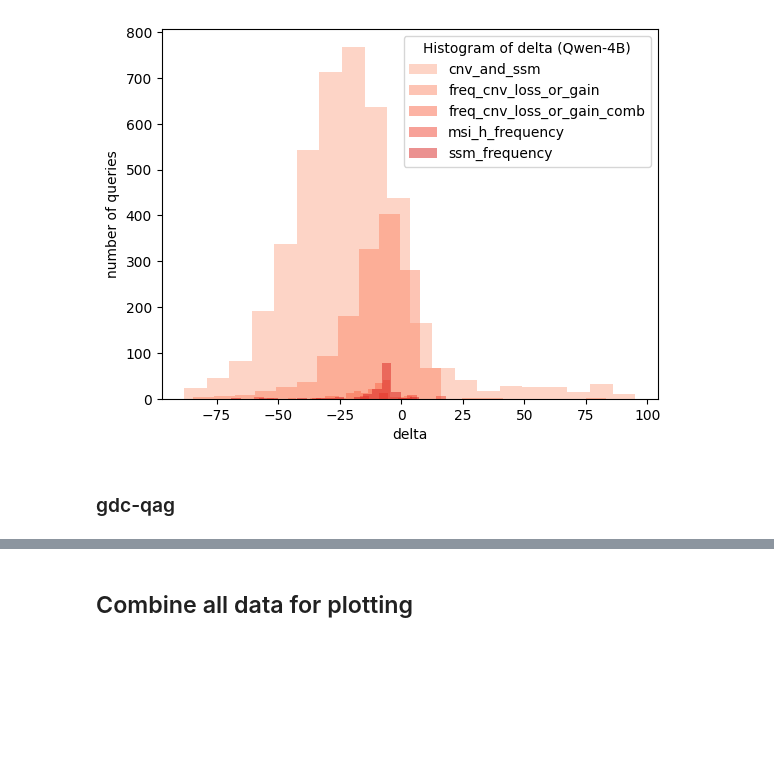
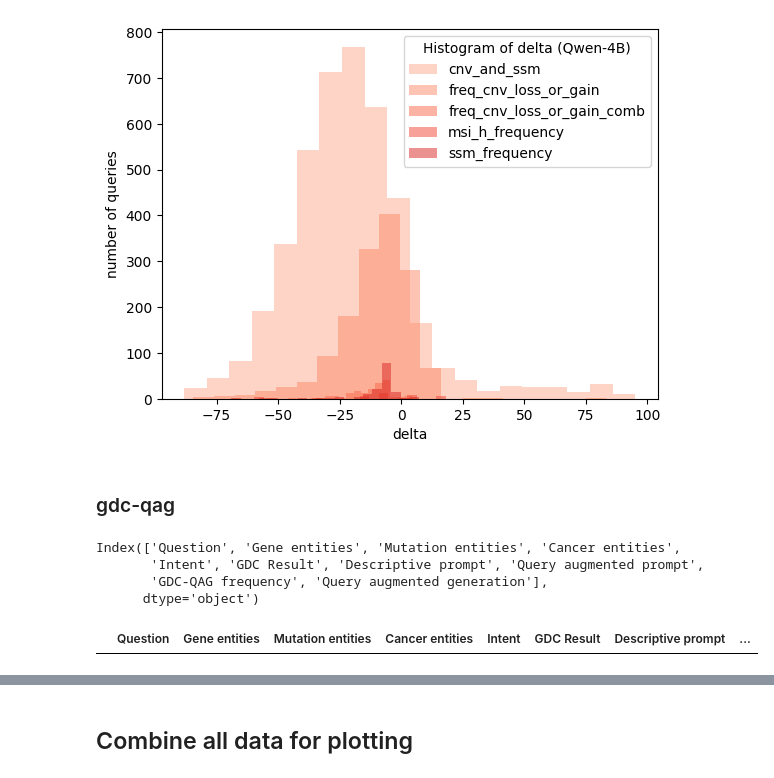
Before and after one commit to uc-cdis/gdc-qag, a Jupyter notebook: notebooks/plot.ipynb, the cells around one changed output, grey strips where cells are left out. Drawn from its saved outputs; the diff is of its cells as text; code cells hidden in the pictures; blank space fills up the shorter version.

```diff
--- a/notebooks/plot.ipynb
+++ b/notebooks/plot.ipynb
@@ -310,0 +369,7 @@ gdc_qag_results = pd.read_csv('../csvs/gdc_qag_results.csv')
+# %%
+gdc_qag_results.columns
+# %% [output]
+Index(['Question', 'Gene entities', 'Mutation entities', 'Cancer entities',
+       'Intent', 'GDC Result', 'Descriptive prompt', 'Query augmented prompt',
+       'GDC-QAG frequency', 'Query augmented generation'],
+      dtype='object')
@@ -310,0 +385,4 @@ gdc_qag_results = pd.read_csv('../csvs/gdc_qag_results.csv')
+# %%
+gdc_qag_join_truth[gdc_qag_join_truth['delta_gdc_qag']!=0]
+# %% [output]
+|  | Question | Gene entities | Mutation entities | Cancer entities | Intent | GDC Result | Descriptive prompt | ... |
```
Also changed, not shown: parts of 56 cells of this notebook, 7 other files.
